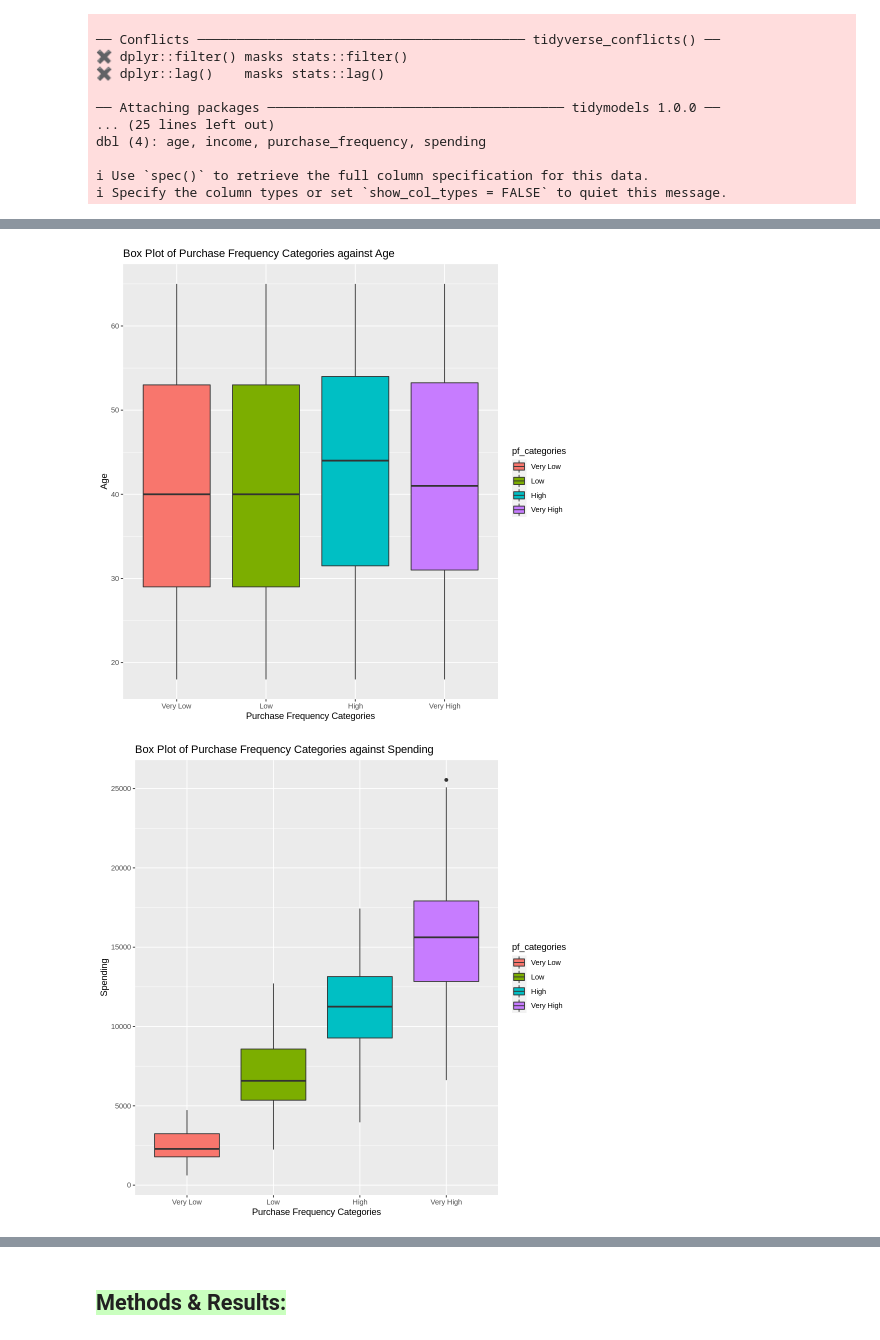
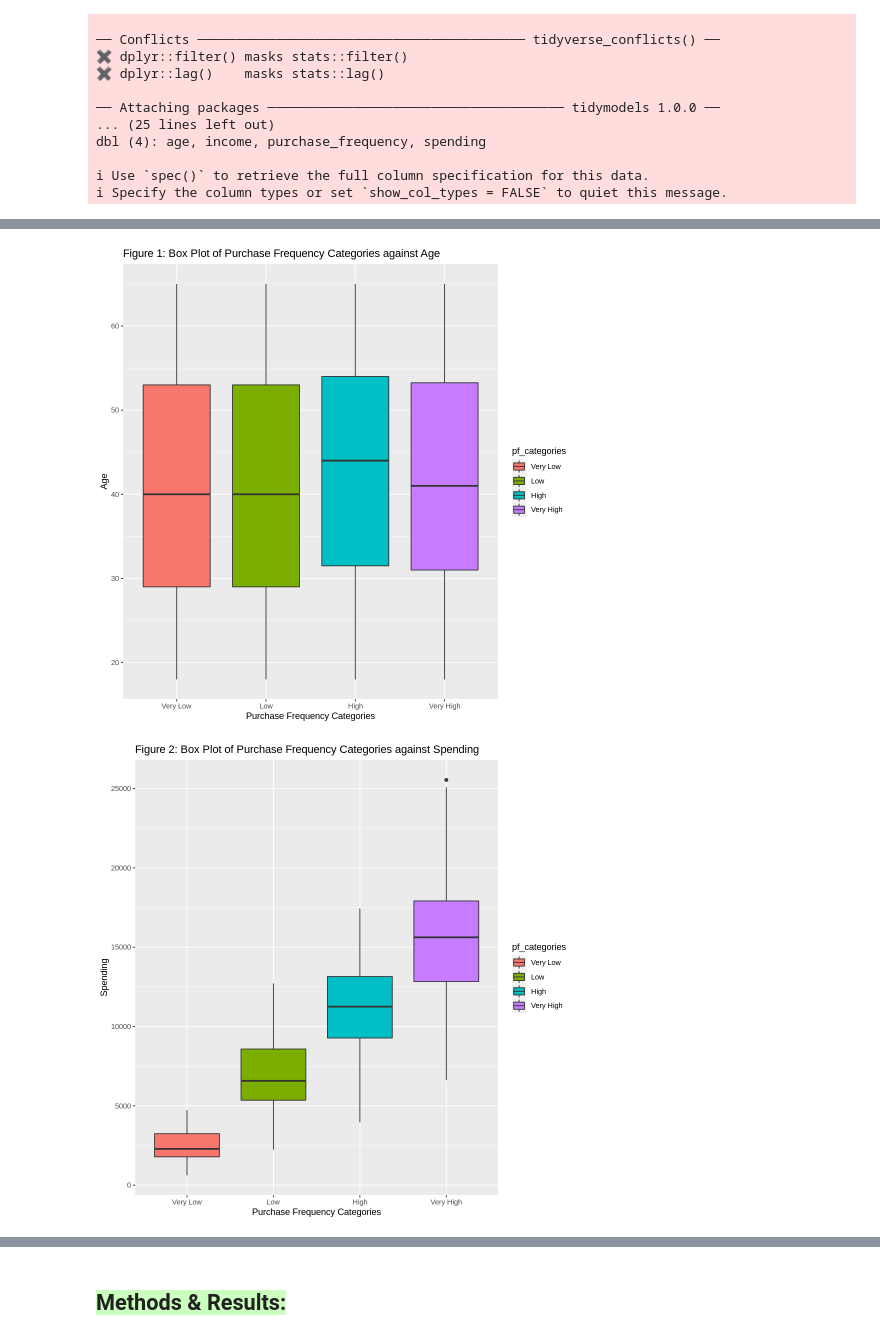
Before and after one commit to Kaylan-W/Dsci_project, a Jupyter notebook: final_doc.ipynb, the cells around one changed output, grey strips where cells are left out. Saved outputs shown, nothing was run; the diff lists cells and outputs as text; code cells hidden in the pictures.

Commit message:
plot titles

```diff
--- a/final_doc.ipynb
+++ b/final_doc.ipynb
@@ -119,31 +114,31 @@ A tibble: 4 × 8
 # %%
 options(repr.plot.width = 8, repr.plot.height = 8)
 
 ageplot<- ggplot(train_split, aes(x = pf_categories, y = age, fill = pf_categories)) +
   geom_boxplot() +
   xlab('Purchase Frequency Categories') +
   ylab('Age') +
-  ggtitle('Box Plot of Purchase Frequency Categories against Age')
+  ggtitle('Figure 1: Box Plot of Purchase Frequency Categories against Age')
 
 ageplot
 
 
 spendingplot<- ggplot(train_split, aes(x = pf_categories, y = spending, fill = pf_categories)) +
   geom_boxplot() +
   xlab('Purchase Frequency Categories') +
   ylab('Spending') +
-  ggtitle('Box Plot of Purchase Frequency Categories against Spending')
+  ggtitle('Figure 2: Box Plot of Purchase Frequency Categories against Spending')
 
 spendingplot
 
 
 incomeplot<- ggplot(train_split, aes(x = pf_categories, y = income, fill = pf_categories)) +
   geom_boxplot() +
   xlab('Purchase Frequency Categories') +
   ylab('Income') +
-  ggtitle('Box Plot of Purchase Frequency Categories against Income')
+  ggtitle('Figure 3: Box Plot of Purchase Frequency Categories against Income')
 
 incomeplot
 # %% [output]
-[figure, old version]
+[figure, new version]
-[figure, old version]
+[figure, new version]
```
Also changed, not shown: parts of 12 cells of this notebook.
